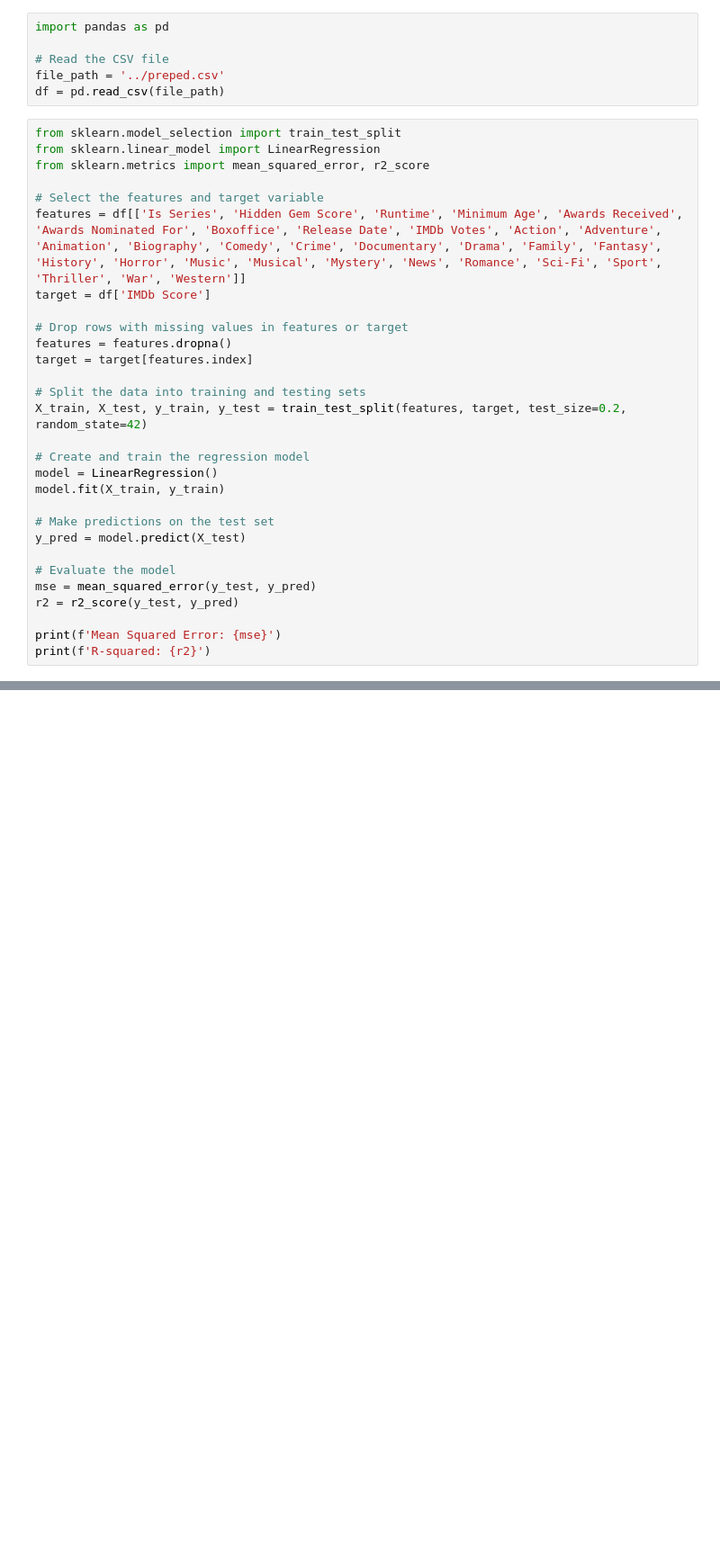
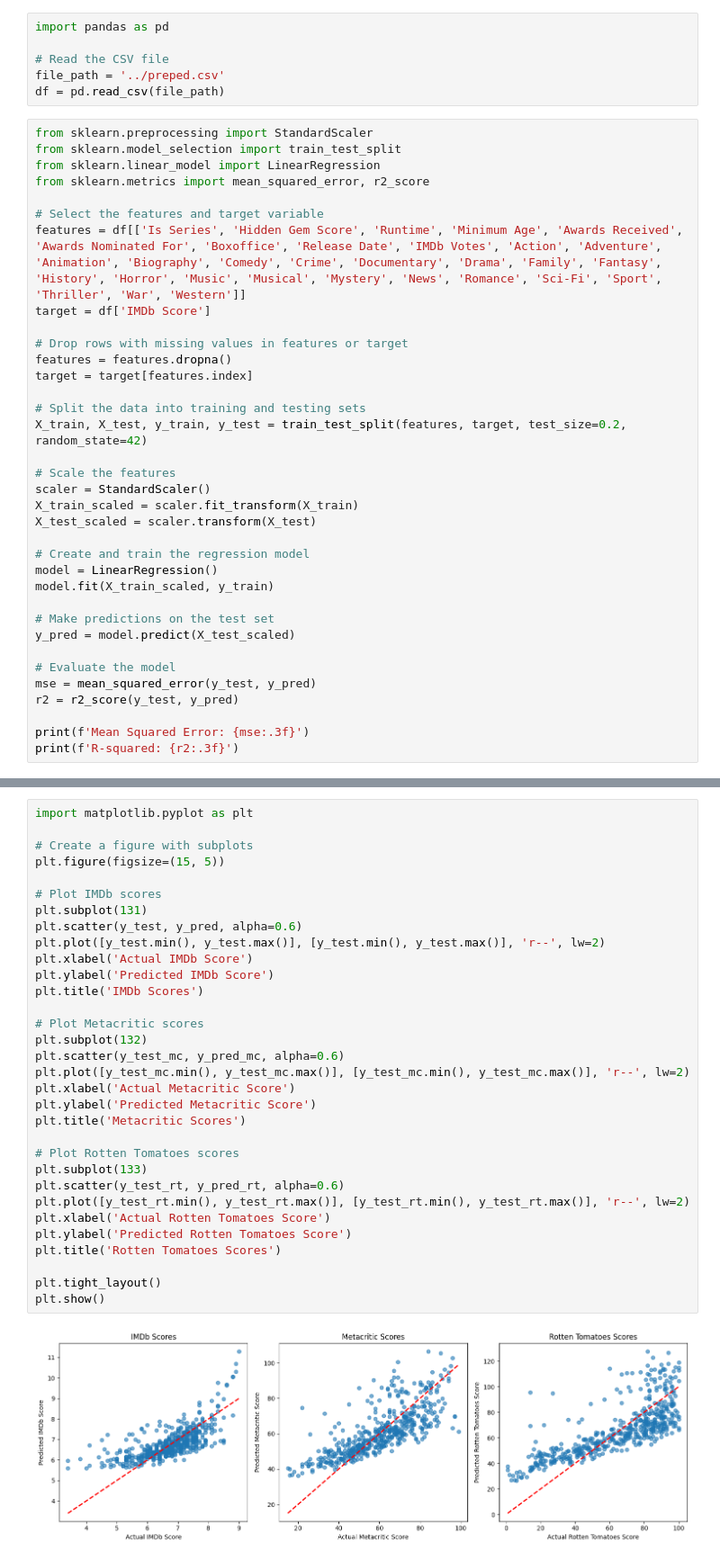
Before and after one commit to Stefan456789/dsai-project, a Jupyter notebook: ML/regression.ipynb, the cells around one changed output, grey strips where cells are left out. Shown at 90% size. Saved outputs shown, nothing was run; the diff lists cells and outputs as text; blank space fills up the shorter version.

```diff
--- a/ML/regression.ipynb
+++ b/ML/regression.ipynb
@@ -5,6 +5,7 @@ import pandas as pd
 file_path = '../preped.csv'
 df = pd.read_csv(file_path)
 # %%
+from sklearn.preprocessing import StandardScaler
 from sklearn.model_selection import train_test_split
 from sklearn.linear_model import LinearRegression
 from sklearn.metrics import mean_squared_error, r2_score
@@ -20,16 +21,21 @@ target = target[features.index]
 # Split the data into training and testing sets
 X_train, X_test, y_train, y_test = train_test_split(features, target, test_size=0.2, random_state=42)
 
+# Scale the features
+scaler = StandardScaler()
+X_train_scaled = scaler.fit_transform(X_train)
+X_test_scaled = scaler.transform(X_test)
+
 # Create and train the regression model
 model = LinearRegression()
-model.fit(X_train, y_train)
+model.fit(X_train_scaled, y_train)
 
 # Make predictions on the test set
-y_pred = model.predict(X_test)
+y_pred = model.predict(X_test_scaled)
 
 # Evaluate the model
 mse = mean_squared_error(y_test, y_pred)
 r2 = r2_score(y_test, y_pred)
 
-print(f'Mean Squared Error: {mse}')
-print(f'R-squared: {r2}')
+print(f'Mean Squared Error: {mse:.3f}')
+print(f'R-squared: {r2:.3f}')
@@ -125,0 +98,34 @@ print(f'Rotten Tomatoes Score - Mean Squared Error: {mse_rt:.3f}, R-squared: {r2
+# %%
+import matplotlib.pyplot as plt
+
+# Create a figure with subplots
+plt.figure(figsize=(15, 5))
+
+# Plot IMDb scores
+plt.subplot(131)
+plt.scatter(y_test, y_pred, alpha=0.6)
+plt.plot([y_test.min(), y_test.max()], [y_test.min(), y_test.max()], 'r--', lw=2)
+plt.xlabel('Actual IMDb Score')
+plt.ylabel('Predicted IMDb Score')
+plt.title('IMDb Scores')
+
+# Plot Metacritic scores
+plt.subplot(132)
+plt.scatter(y_test_mc, y_pred_mc, alpha=0.6)
+plt.plot([y_test_mc.min(), y_test_mc.max()], [y_test_mc.min(), y_test_mc.max()], 'r--', lw=2)
+plt.xlabel('Actual Metacritic Score')
+plt.ylabel('Predicted Metacritic Score')
+plt.title('Metacritic Scores')
+
+# Plot Rotten Tomatoes scores
+plt.subplot(133)
+plt.scatter(y_test_rt, y_pred_rt, alpha=0.6)
+plt.plot([y_test_rt.min(), y_test_rt.max()], [y_test_rt.min(), y_test_rt.max()], 'r--', lw=2)
+plt.xlabel('Actual Rotten Tomatoes Score')
+plt.ylabel('Predicted Rotten Tomatoes Score')
+plt.title('Rotten Tomatoes Scores')
+
+plt.tight_layout()
+plt.show()
+# %% [output]
+[figure, added]
```
Also changed, not shown: parts of 7 cells of this notebook, 7 other files.
